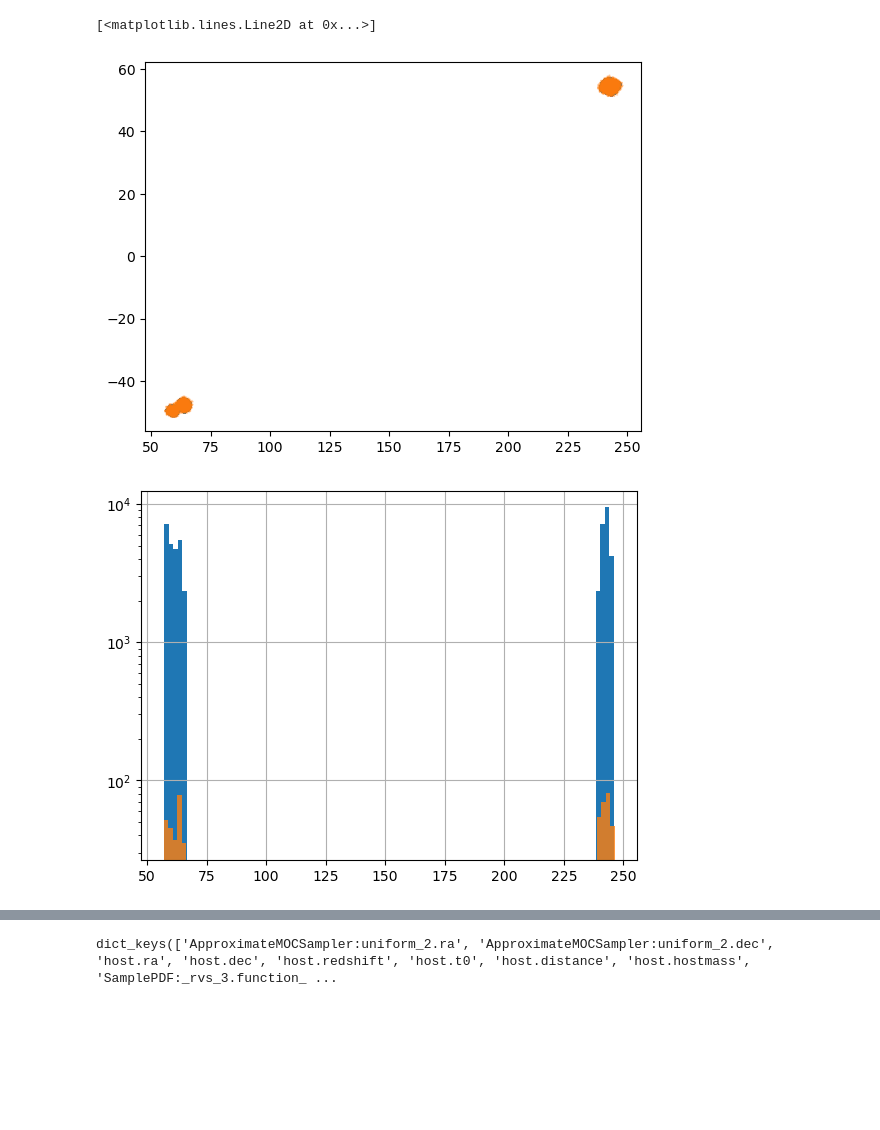
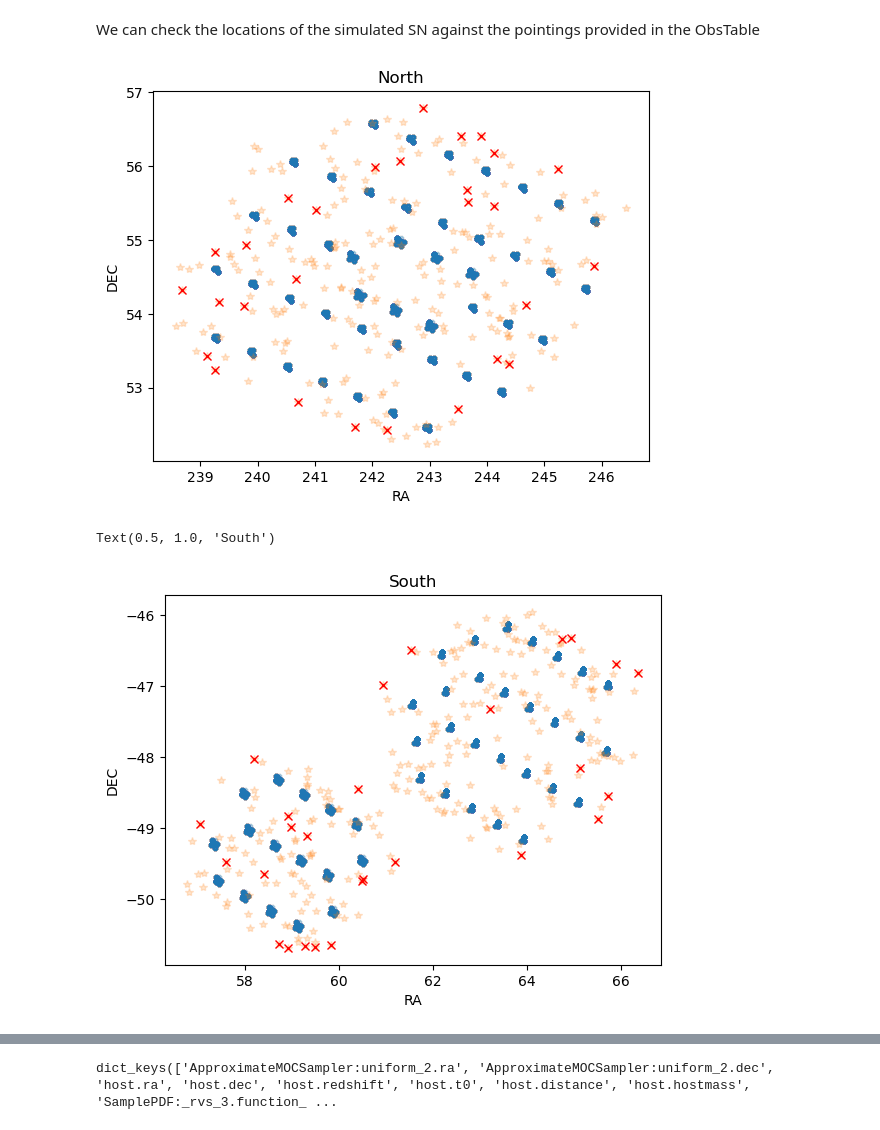
Before and after one commit to mi-dai/lightcurvelynx_roman, a Jupyter notebook: roman_sim.ipynb, the cells around one changed output, grey strips where cells are left out. Cells and saved outputs as stored; diff of their text form; code cells hidden in the pictures; blank space fills up the shorter version.

```diff
--- a/roman_sim.ipynb
+++ b/roman_sim.ipynb
@@ -158,12 +211,25 @@ Wall time: 4.7 s
+# %% [markdown]
+We can check the locations of the simulated SN against the pointings provided in the ObsTable
 # %%
-plt.plot(opsim_db._table.ra,opsim_db._table.dec,'.',alpha=0.02)
-plt.plot(lightcurves.ra,lightcurves.dec,"*",alpha=0.2)
+idx = lightcurves.lightcurve.isna()
+north = apt_table.DEC > 0
+north_sim = lightcurves.dec > 0
+plt.plot(apt_table[north].RA,apt_table[north].DEC,'.',alpha=0.02)
+plt.plot(lightcurves[north_sim].ra,lightcurves[north_sim].dec,"*",alpha=0.2)
+plt.plot(lightcurves[north_sim & idx].ra,lightcurves[north_sim & idx].dec,"x",c='r')
+plt.xlabel('RA')
+plt.ylabel('DEC')
+plt.title('North')
+plt.show()
+south = apt_table.DEC < 0
+south_sim = lightcurves.dec < 0
+plt.plot(apt_table[south].RA,apt_table[south].DEC,'.',alpha=0.02)
+plt.plot(lightcurves[south_sim].ra,lightcurves[south_sim].dec,"*",alpha=0.2)
+plt.plot(lightcurves[south_sim & idx].ra,lightcurves[south_sim & idx].dec,"x",c='r')
+plt.xlabel('RA')
+plt.ylabel('DEC')
+plt.title('South')
 # %% [output]
+[figure, new version]
-[<matplotlib.lines.Line2D at 0x...>]
+Text(0.5, 1.0, 'South')
-[figure, old version]
+[figure, added]
-# %%
-opsim_db._table.ra.hist(bins=100,density=False)
-lightcurves.ra.hist(bins=100,alpha=0.8,density=False)
-plt.yscale('log')
-# %% [output]
-[figure, removed]
```
Also changed, not shown: parts of 22 cells of this notebook, 1 other file.
